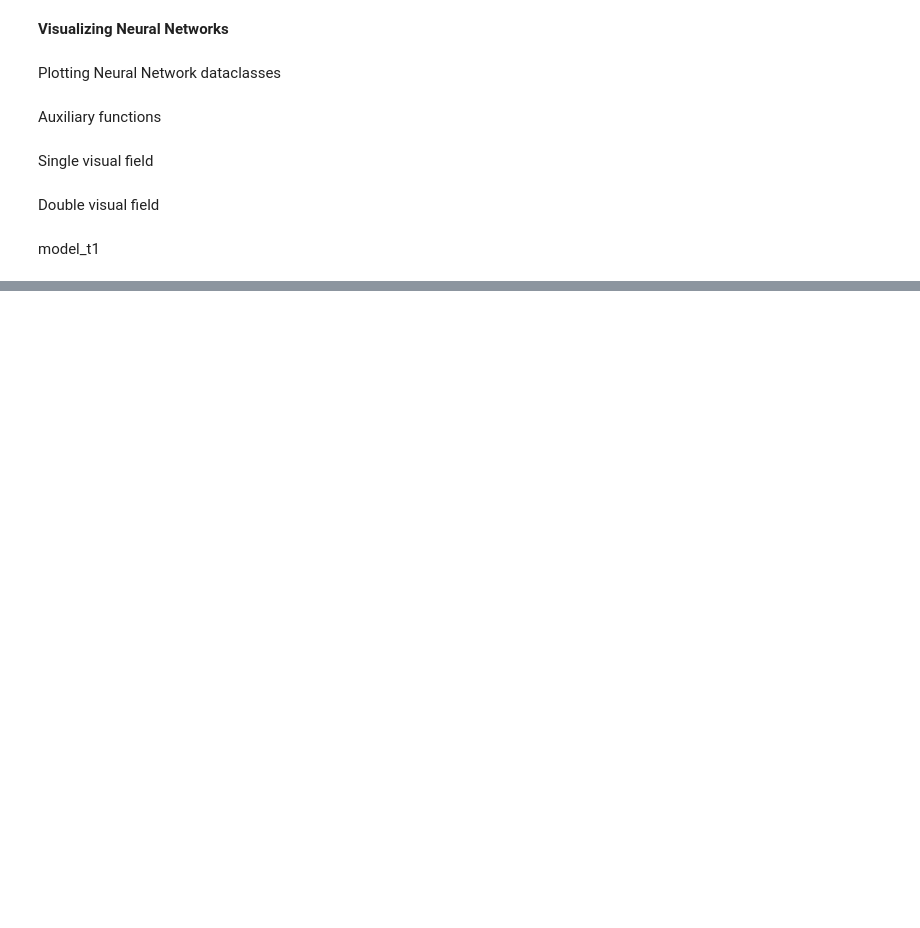
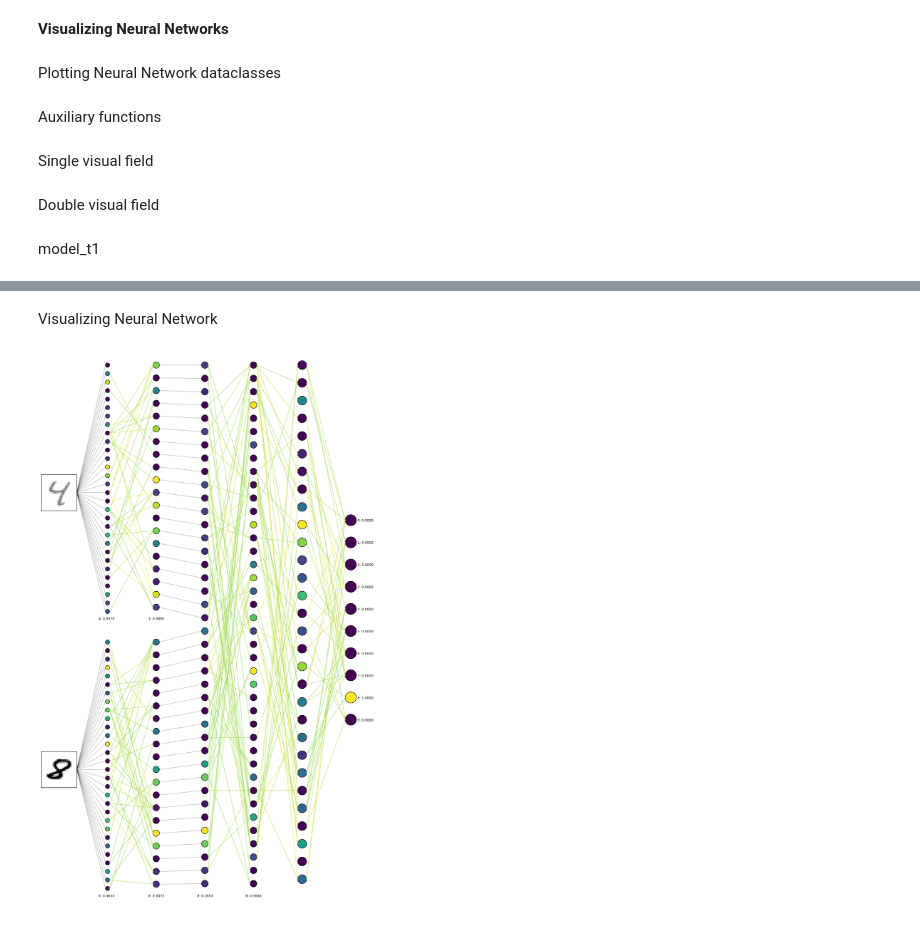
Before and after one commit to hugobbi/mnist-visual-fields, a Jupyter notebook: mnist_visual_fields_main.ipynb, the cells around one changed output, grey strips where cells are left out. Drawn from its saved outputs; the diff is of its cells as text; code cells hidden in the pictures; blank space fills up the shorter version.

Commit message:
Integrating output models to visualization and refactoring file saving

```diff
--- a/mnist_visual_fields_main.ipynb
+++ b/mnist_visual_fields_main.ipynb
@@ -558,6 +558,26 @@ def is_double_visual_field_model(model):
 
 def is_left_visual_field_model(model):
     return not is_double_visual_field_model(model) and 'left' in model.input.name
+
+def compute_digit_model_predicts(model, *data):
+    '''
+        Returns the digit the model predicts for the given input data
+
+        Input:
+        model: keras.Model: model to be used for prediction
+        *data: np.array: input data to be used for prediction, could be one or two arrays
+
+    '''
+    activations = None
+    if is_double_visual_field_model(model):
+        activations = model([data[0], data[1]])[0]
+    else:
+        if is_left_visual_field_model(model):
+            activations = model([data[0]])[0]
+        else:
+            activations = model([data[1]])[0]
+
+    return (tf.argmax(activations).numpy(), tf.reduce_max(activations).numpy())
 # %% [markdown]
 Single visual field
 # %%
@@ -1070,2 +1110,0 @@ Epoch 50/50
-# %%
-model_t1 = keras.models.load_model('models/model_t1.keras')
@@ -1072,9 +1211,20 @@ model_t1 = keras.models.load_model('models/model_t1.keras')
+# %% [markdown]
+Visualizing Neural Network
+# %%
+model_path = 'models/model_t1_50_256/'
+out_models_path = model_path + 'out_models/'
+
+model_t1 = keras.models.load_model(model_path + 'model.keras')
+output_models = [keras.models.load_model(out_models_path + out_model_filename) for out_model_filename in os.listdir(out_models_path)]
 # %%
 display_double_visual_field_mnist_nn_execution(
     model_t1,
+    output_models=output_models,
     max_neurons=300,
     weight_plot_threshold=0.8,
     x_data=x_test,
-    left_vf_digit=(6, 1),
-    right_vf_digit=(61, 0.5),
+    left_vf_digit=(6, 0.5),
+    right_vf_digit=(61, 1),
 )
+# %% [output]
+[figure, added]
```
Also changed, not shown: parts of 22 cells of this notebook, 16 other files.
